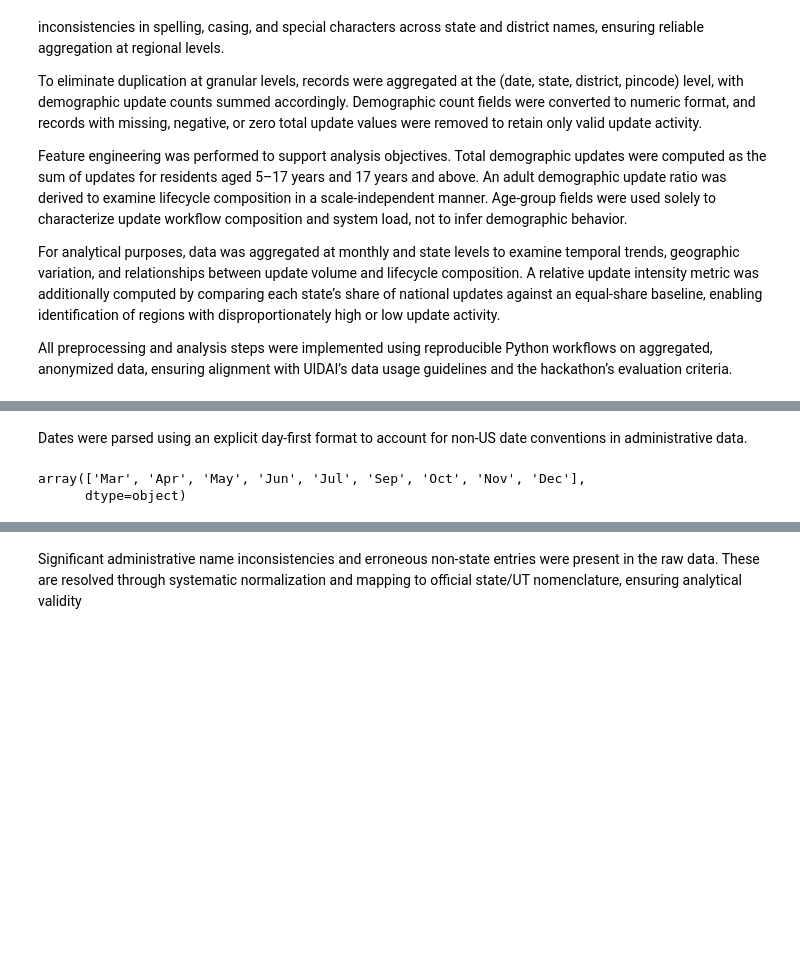
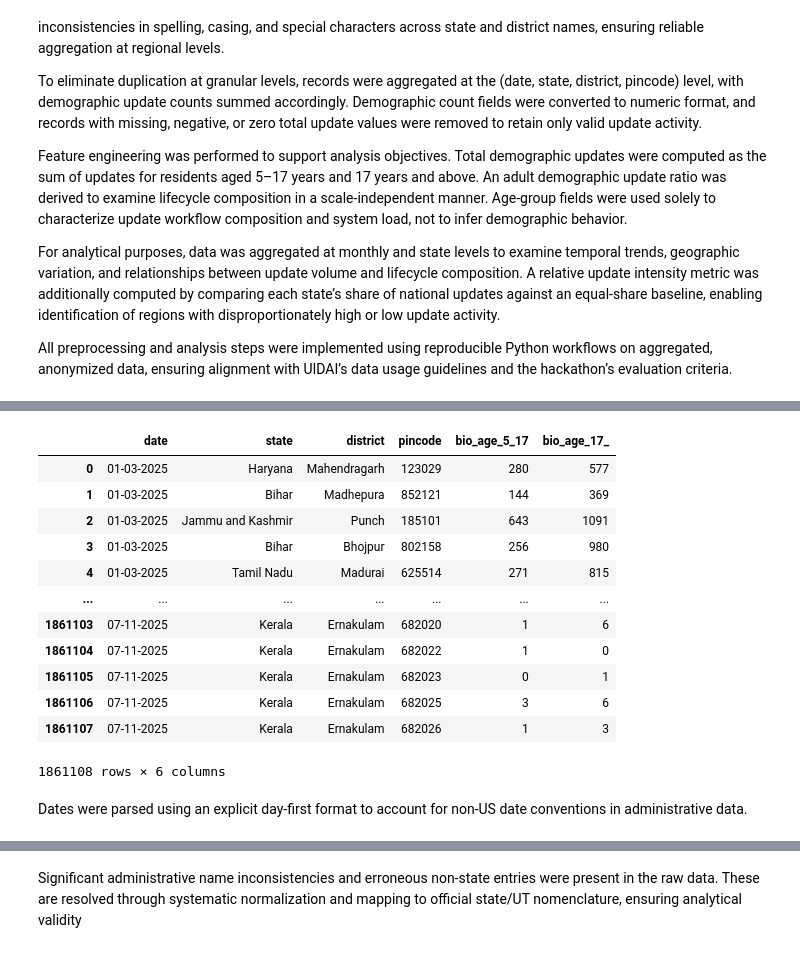
Before and after one commit to Vishal-141206/UIDAI-Data_Hackathon, a Jupyter notebook: uidai.ipynb, the cells around one changed output, grey strips where cells are left out. Drawn from its saved outputs; the diff is of its cells as text; code cells hidden in the pictures; blank space fills up the shorter version.

```diff
--- a/uidai.ipynb
+++ b/uidai.ipynb
@@ -70,0 +95,16 @@ df_demo['month_name'] = df_demo['date'].dt.strftime('%b')
+# %%
+df_bio
+# %% [output]
+|  | date | state | district | pincode | bio_age_5_17 | bio_age_17_ |
+| 0 | 01-03-2025 | Haryana | Mahendragarh | 123029 | 280 | 577 |
+| 1 | 01-03-2025 | Bihar | Madhepura | 852121 | 144 | 369 |
+| 2 | 01-03-2025 | Jammu and Kashmir | Punch | 185101 | 643 | 1091 |
+| 3 | 01-03-2025 | Bihar | Bhojpur | 802158 | 256 | 980 |
+| 4 | 01-03-2025 | Tamil Nadu | Madurai | 625514 | 271 | 815 |
+| ... | ... | ... | ... | ... | ... | ... |
+| 1861103 | 07-11-2025 | Kerala | Ernakulam | 682020 | 1 | 6 |
+| 1861104 | 07-11-2025 | Kerala | Ernakulam | 682022 | 1 | 0 |
+| 1861105 | 07-11-2025 | Kerala | Ernakulam | 682023 | 0 | 1 |
+| 1861106 | 07-11-2025 | Kerala | Ernakulam | 682025 | 3 | 6 |
+| 1861107 | 07-11-2025 | Kerala | Ernakulam | 682026 | 1 | 3 |
+1861108 rows × 6 columns
@@ -71,7 +140,2 @@ df_demo['month_name'] = df_demo['date'].dt.strftime('%b')
 # %% [markdown]
 Dates were parsed using an explicit day-first format to account for non-US date conventions in administrative data.
-# %%
-df_demo['month_name'].unique()
-# %% [output]
-array(['Mar', 'Apr', 'May', 'Jun', 'Jul', 'Sep', 'Oct', 'Nov', 'Dec'],
-      dtype=object)
```
Also changed, not shown: parts of 71 cells of this notebook, 2 other files.
